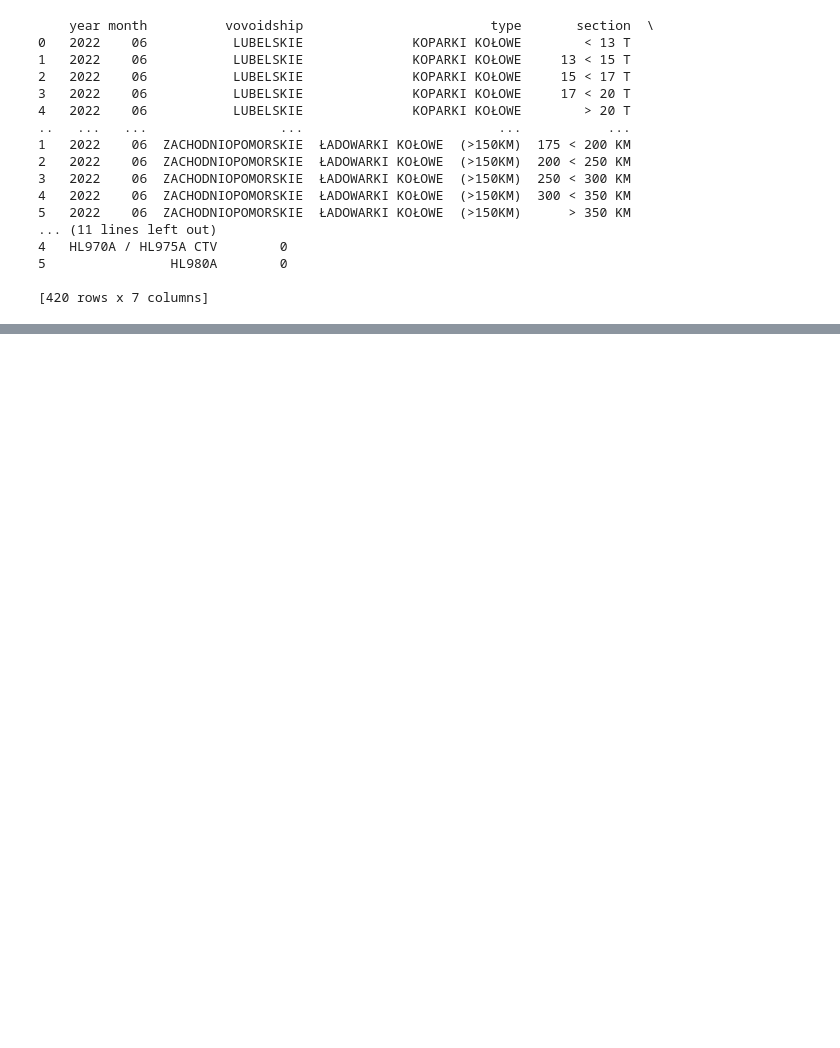
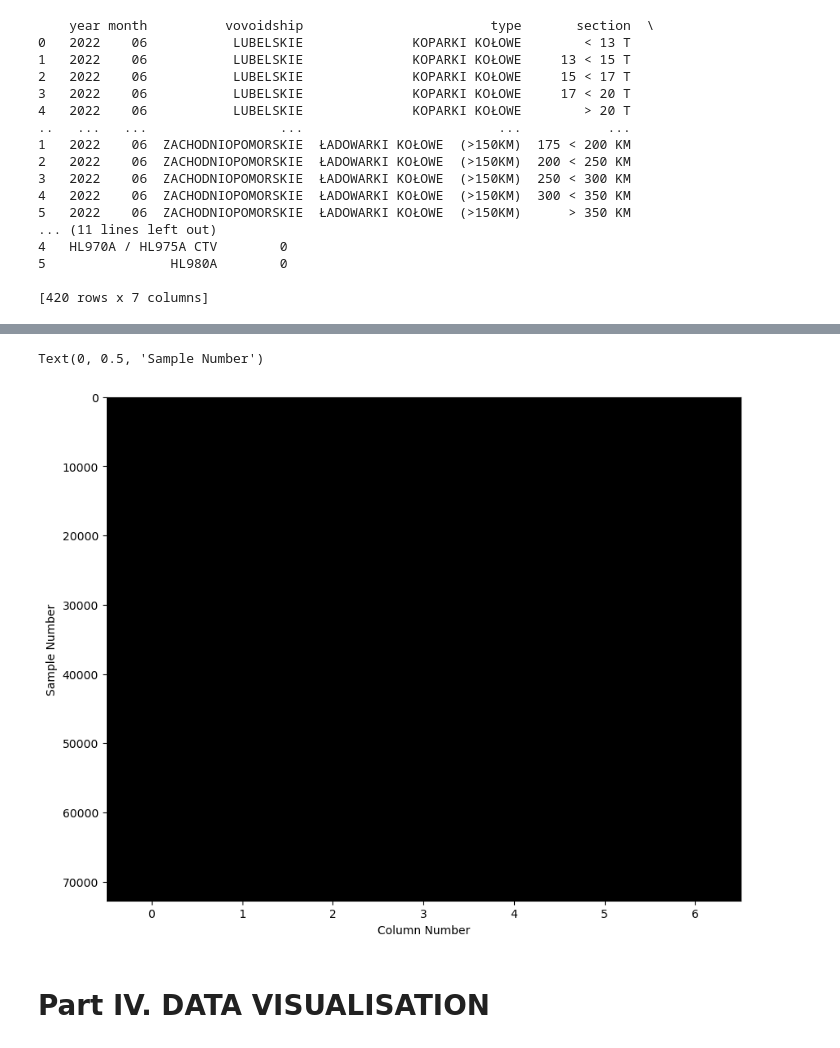
Before and after one commit to drajczak/cm-market-analysys, a Jupyter notebook: cm-market-analysys.ipynb, the cells around one changed output, grey strips where cells are left out. Cells and saved outputs as stored; diff of their text form; code cells hidden in the pictures; blank space fills up the shorter version.

```diff
--- a/cm-market-analysys.ipynb
+++ b/cm-market-analysys.ipynb
@@ -524,0 +628,16 @@ mb_df.describe()
+# %%
+# Fill missing values in the 'Hyundai' column
+
+complete_df['Hyundai'].fillna('Other', inplace=True)
+# %%
+# Looking if there are any missing values left
+
+plt.figure(figsize=(10,8))
+plt.imshow(complete_df.isna(), aspect="auto", interpolation="nearest", cmap="gray")
+plt.xlabel("Column Number")
+plt.ylabel("Sample Number")
+# %% [output]
+Text(0, 0.5, 'Sample Number')
+[figure, added]
+# %% [markdown]
+# Part IV. DATA VISUALISATION
```
Also changed, not shown: parts of 29 cells of this notebook.
